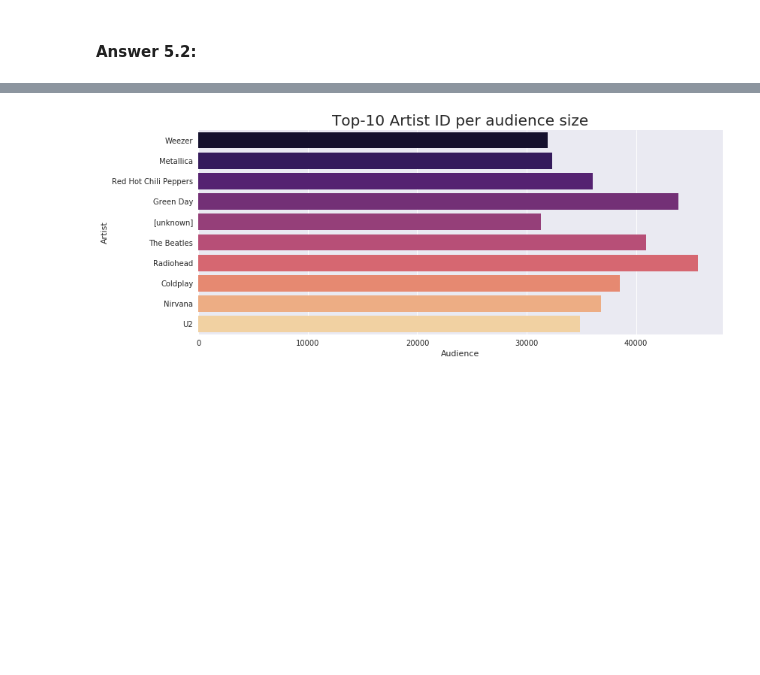
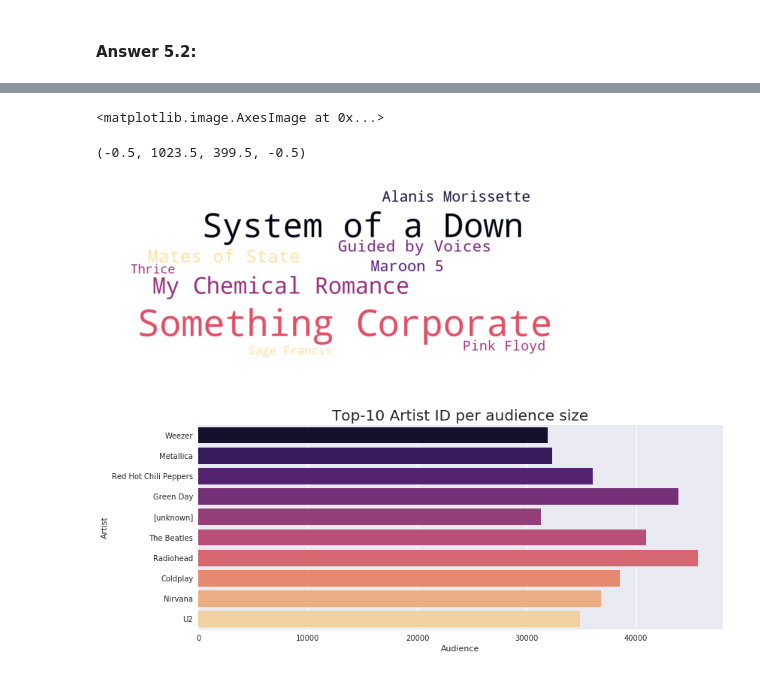
Before and after one commit to sgiammy/AML-course, a Jupyter notebook: RecSys.ipynb, the cells around one changed output, grey strips where cells are left out. Saved outputs shown, nothing was run; the diff lists cells and outputs as text; code cells hidden in the pictures; blank space fills up the shorter version.

```diff
--- a/RecSys.ipynb
+++ b/RecSys.ipynb
@@ -893,3 +933,15 @@ plt.show()
+# %%
+# wordmap
+from wordcloud import WordCloud
+artistActivityMap = top10ArtistPCDF.rdd.map(lambda row: (row['name'], row['sum(playCount)']))\
+                        .collectAsMap()
+wordcloud = WordCloud(background_color='white', width=1024, height=400, colormap='magma').generate_from_frequencies(artistActivityMap)
+plt.imshow(wordcloud, interpolation='bilinear')
+plt.axis("off")
+# %% [output]
+<matplotlib.image.AxesImage at 0x...>
+(-0.5, 1023.5, 399.5, -0.5)
+[figure, added]
 # %%
 # calculate top-10 artists in term of audience size
 top10ArtistASDF = newUserArtistDF.groupBy('artistID')\
```
Also changed, not shown: parts of 38 cells of this notebook.
